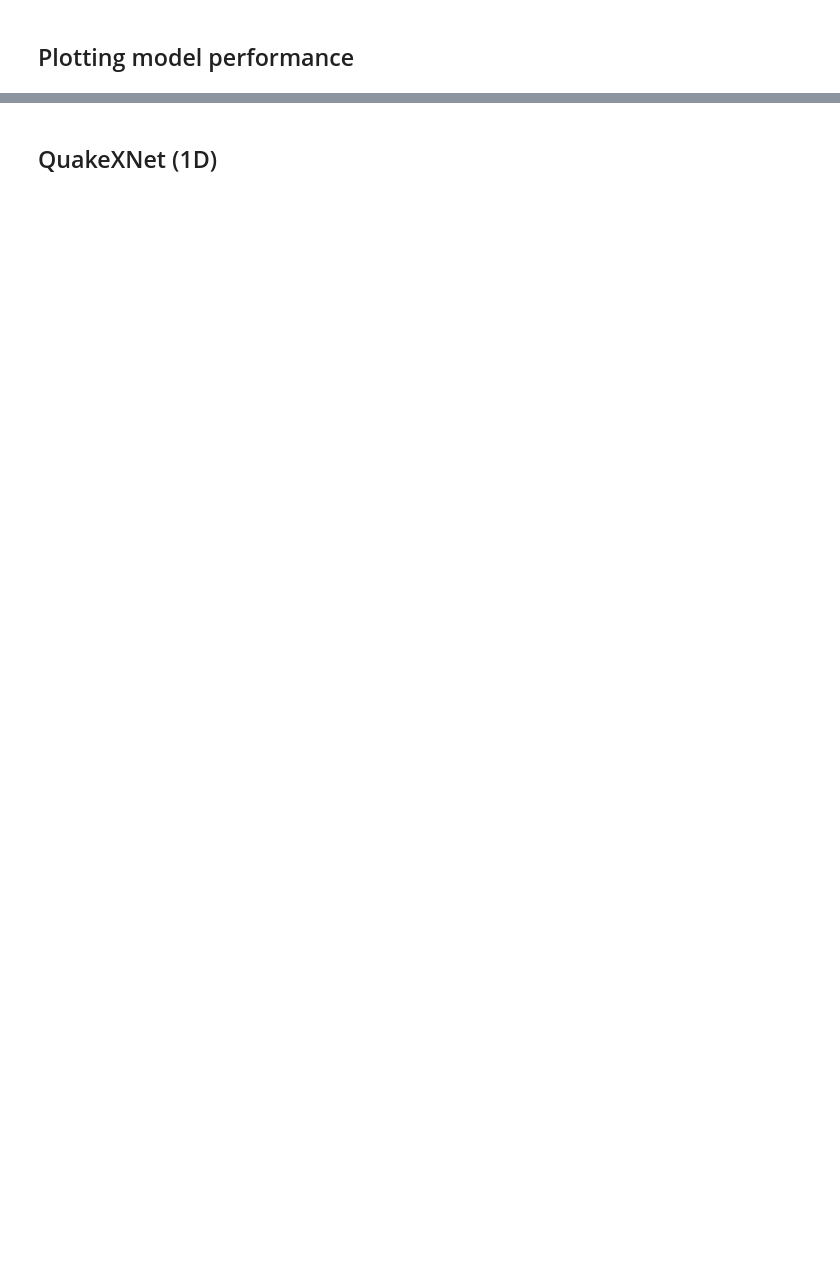
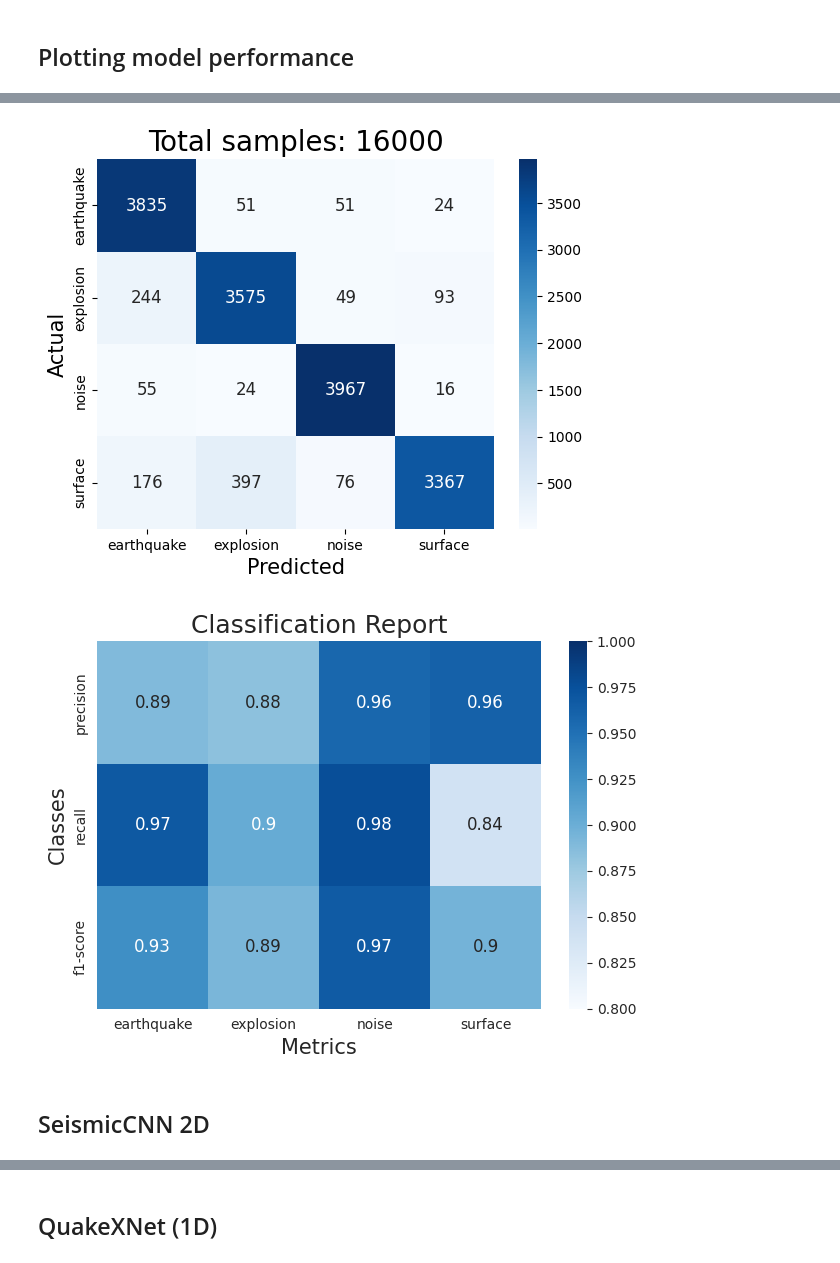
Before and after one commit to Akashkharita/PNW_Seismic_Event_Classification, a Jupyter notebook: deep_learning/notebooks/model_training_v3.ipynb, the cells around one changed output, grey strips where cells are left out. Drawn from its saved outputs; the diff is of its cells as text; code cells hidden in the pictures; blank space fills up the shorter version.

Commit message:
updating model training

```diff
--- a/deep_learning/notebooks/model_training_v3.ipynb
+++ b/deep_learning/notebooks/model_training_v3.ipynb
@@ -293,3 +307,13 @@ print(d_eq.shape)
+# %%
+d_eq = np.load("d_eq.npy")
+d_exp = np.load("d_exp.npy")
+d_su = np.load("d_su.npy")
+d_noise = np.load("d_noise.npy")
+
+id_eq = np.load("id_eq.npy", allow_pickle = True)
+id_exp = np.load("id_exp.npy", allow_pickle = True)
+id_su = np.load("id_su.npy", allow_pickle = True)
+id_noise = np.load("id_noise.npy", allow_pickle = True)
 # %% [markdown]
 ## 3. ESEC waveforms (1866 waveforms)
 # %%
@@ -751,0 +785,3 @@ plot_model_training(loss_time_seismiccnn_1d, val_loss_time_seismiccnn_1d, val_ac
+# %%
+cm_seismiccnn_1d, cr_seismiccnn_1d = plot_confusion_matrix_and_cr(model_seismiccnn_1d, val_loader_1d, show_plot = True, criterion = criterion, batch_size = batch_size)
+# %% [output]
@@ -752 +789,5 @@ plot_model_training(loss_time_seismiccnn_1d, val_loss_time_seismiccnn_1d, val_ac
+[figure, added]
+[figure, added]
+# %% [markdown]
+## SeismicCNN 2D
 # %%
```
Also changed, not shown: parts of 46 cells of this notebook.
